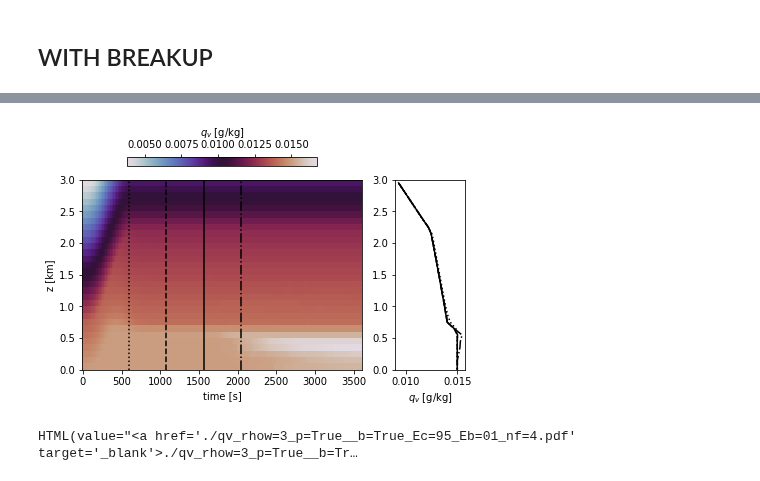
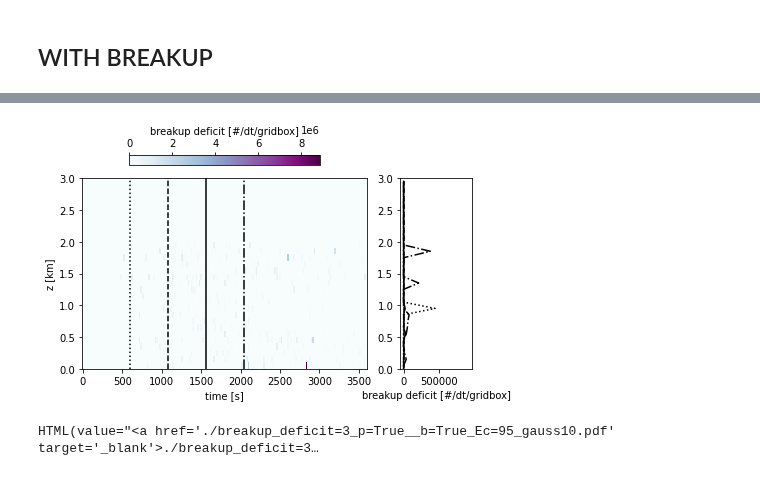
Before and after one commit to slayoo/PySDM-examples, a Jupyter notebook: PySDM_examples/deJong_Mackay_2022/rainshaft_1D.ipynb, the cells around one changed output, grey strips where cells are left out. Cells and saved outputs as stored; diff of their text form; code cells hidden in the pictures.

```diff
--- a/PySDM_examples/deJong_Mackay_2022/rainshaft_1D.ipynb
+++ b/PySDM_examples/deJong_Mackay_2022/rainshaft_1D.ipynb
@@ -63,13 +60,17 @@ plot1D(var='qv', qlabel='$q_v$ [g/kg]', fname=f'figures/qv_rhow={int(rho_times_w
 ## WITH BREAKUP
 # %%
 # WITH BREAKUP
+import numpy as np
 from PySDM.dynamics.collisions.coalescence_efficiencies import ConstEc, Berry1967
 from PySDM.dynamics.collisions.breakup_efficiencies import ConstEb
-from PySDM.dynamics.collisions.breakup_fragmentations import AlwaysN
+from PySDM.dynamics.collisions.breakup_fragmentations import AlwaysN, ExponFrag, Gaussian
 
 n_sd_per_gridbox = 256
 dt = 20*si.s
 dz = 100*si.m
+
+frag_scale_r = 30*si.um
+frag_scale_v = frag_scale_r**3*4/3*np.pi
 
 output2 = {}
 rho_times_w = 3*si.m/si.s
@@ -79,10 +80,13 @@ key = f"rhow={rho_times_w}_p={precip}_b={breakup}"
 settings = Settings1D(n_sd_per_gridbox=n_sd_per_gridbox, rho_times_w_1=rho_times_w,
     dt=dt, dz=dz, precip=precip, breakup=breakup)
 settings.coalescence_efficiency=ConstEc(Ec=0.95)
-settings.breakup_efficiency=ConstEb(Eb=0.1)
-settings.fragmentation_function=AlwaysN(n=4)
+#settings.coalescence_efficiency=Berry1967()
+settings.breakup_efficiency=ConstEb(Eb=1.0)
+#settings.fragmentation_function=ExponFrag(scale=frag_scale_v, vmin=(1*si.um)**3, nfmax=10)
+settings.fragmentation_function=Gaussian(mu=frag_scale_v, sigma=frag_scale_v/2.5, vmin=(1*si.um)**3, nfmax=10)
+#settings.fragmentation_function=AlwaysN(n=4)
 settings.warn_breakup_overflow=False
-other_label = "Ec=95_Eb=01_nf=4"
+other_label = "Ec=95_gauss10"
 output2[key] = Simulation1D(settings).run().products
 # %%
 line={10: ':', 18: '--', 26: '-', 34: '-.'}
@@ -101,7 +126,7 @@ HTML(value="<a href='./qr_rhow=3_p=True__b=True_Ec=95_Eb=01_nf=4.pdf' target='_b
 # %%
 line={10: ':', 18: '--', 26: '-', 34: '-.'}
-plot1D(var='qv', qlabel='$q_v$ [g/kg]', fname=f'figures/qv_rhow={int(rho_times_w)}_p={precip}__b={breakup}_'+other_label+'.pdf',
+plot1D(var='breakup_deficit', qlabel='breakup deficit [#/dt/gridbox]', fname=f'figures/breakup_deficit={int(rho_times_w)}_p={precip}__b={breakup}_'+other_label+'.pdf',
     output=output2[f'rhow={int(rho_times_w)}.0_p={precip}_b={breakup}'],vmin=0.0,vmax=20.0,line=line)
 # %% [output]
-[figure, old version]
+[figure, new version]
-HTML(value="<a href='./qv_rhow=3_p=True__b=True_Ec=95_Eb=01_nf=4.pdf' target='_blank'>./qv_rhow=3_p=True__b=Tr…
+HTML(value="<a href='./breakup_deficit=3_p=True__b=True_Ec=95_gauss10.pdf' target='_blank'>./breakup_deficit=3…
```
Also changed, not shown: parts of 9 cells of this notebook, 15 other files.
